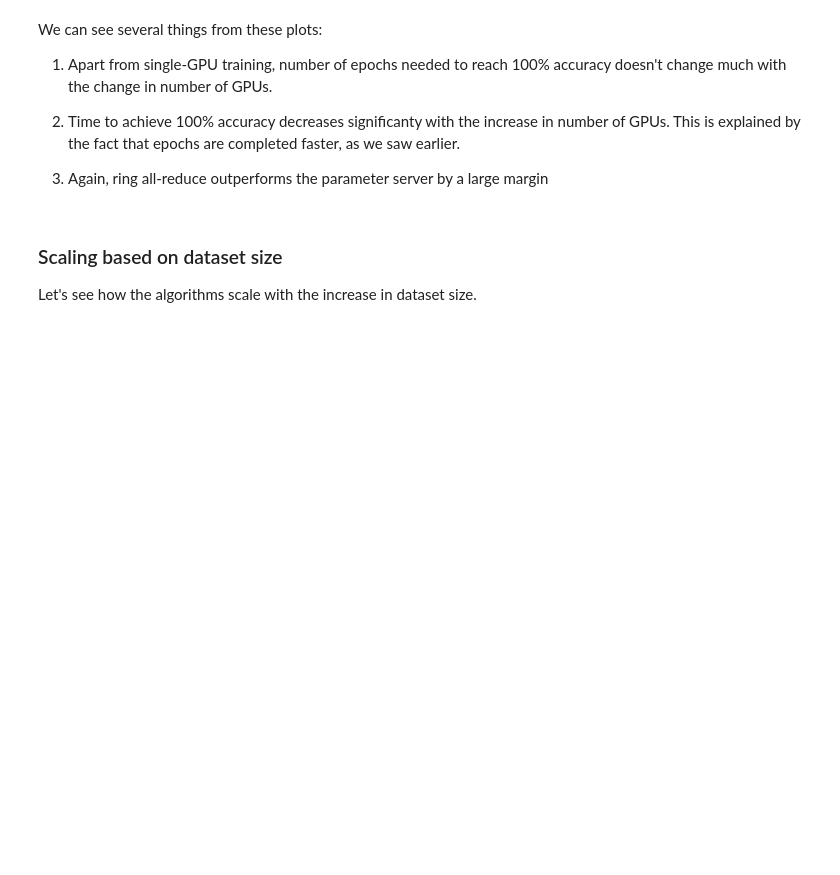
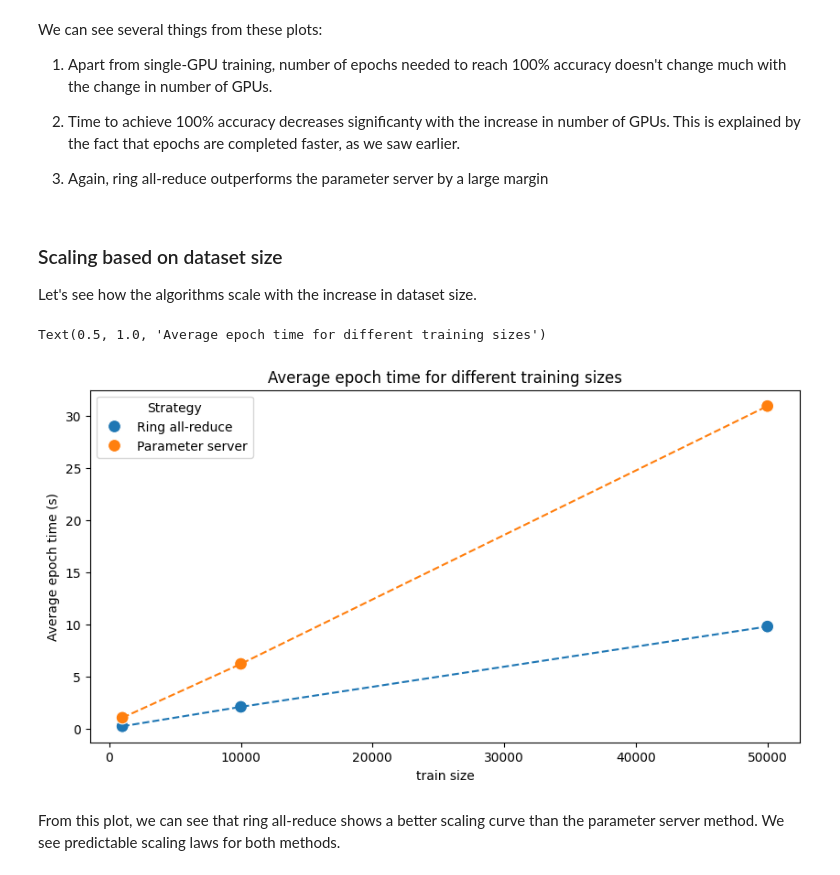
Before and after one commit to ppadjin/torch-parallel-from-scratch, a Jupyter notebook: experiments/Experiment3.ipynb, the cells around one changed output. Saved outputs shown, nothing was run; the diff lists cells and outputs as text; code cells hidden in the pictures; blank space fills up the shorter version.

```diff
--- a/experiments/Experiment3.ipynb
+++ b/experiments/Experiment3.ipynb
@@ -111,3 +111,38 @@ We can see several things from these plots:
 ### Scaling based on dataset size
 
 Let's see how the algorithms scale with the increase in dataset size.
+# %%
+param_server_times = [pd.read_csv(os.path.join(results_path, f'time_p{i}k.csv')) for i in [1, 10, 50]]
+ring_all_reduce_times = [pd.read_csv(os.path.join(results_path, f'time_r{i}k.csv')) for i in [1, 10, 50]]
+# %%
+p_avg_epoch_times_means = [df['time'].diff().mean() for df in param_server_times]
+p_avg_epoch_times_std = [df['time'].diff().std() for df in param_server_times]
+
+r_avg_epoch_times_means = [df['time'].diff().mean() for df in ring_all_reduce_times]
+r_avg_epoch_times_std = [df['time'].diff().std() for df in ring_all_reduce_times]
+
+avg_epoch_df = pd.DataFrame({
+    'Strategy': ['Ring all-reduce', 'Ring all-reduce', 'Ring all-reduce', 'Parameter server', 'Parameter server', 'Parameter server'],
+    'train size': [1000, 10000, 50000, 1000, 10000, 50000],
+    'avg_epoch_time_means': r_avg_epoch_times_means + p_avg_epoch_times_means,
+})
+
+plt.figure(figsize=(10, 5))
+
+sns.scatterplot(x='train size', y='avg_epoch_time_means', hue='Strategy', data=avg_epoch_df, s=100)
+
+for i in range(2):
+    plt.plot(avg_epoch_df['train size'].unique(), avg_epoch_df['avg_epoch_time_means'][i*3:i*3+3], label=avg_epoch_df['Strategy'][i*3], linestyle='dashed')
+
+
+r_coeff = r_avg_epoch_times_means[0] / r_avg_epoch_times_means[1]
+p_coeff = p_avg_epoch_times_means[0] / p_avg_epoch_times_means[1]
+
+
+plt.ylabel('Average epoch time (s)')
+plt.title('Average epoch time for different training sizes')
+# %% [output]
+Text(0.5, 1.0, 'Average epoch time for different training sizes')
+[figure, added]
+# %% [markdown]
+From this plot, we can see that ring all-reduce shows a better scaling curve than the parameter server method. We see predictable scaling laws for both methods.
```
